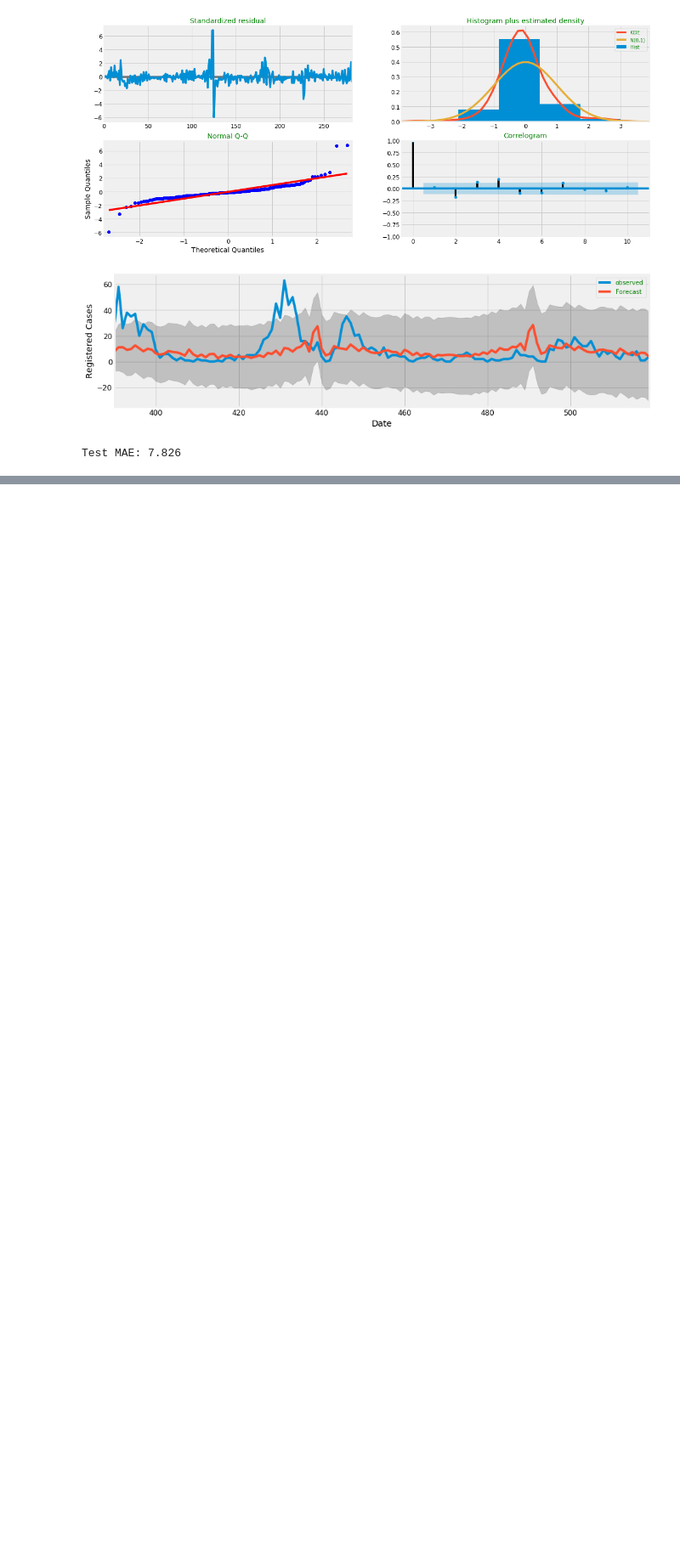
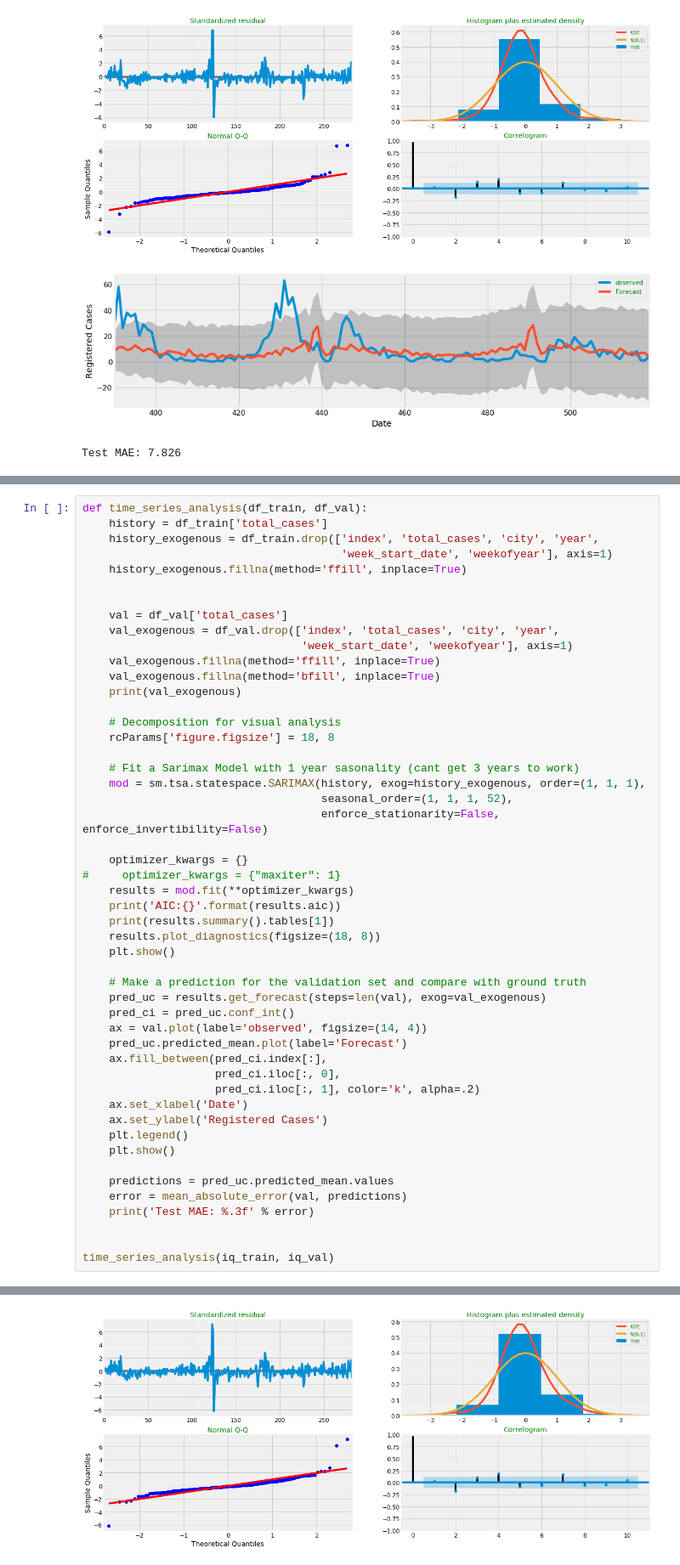
Before and after one commit to jsiloto/dengAI, a Jupyter notebook: analysis/sarima-analysis.ipynb, the cells around one changed output, grey strips where cells are left out. Shown at 85% size. Drawn from its saved outputs; the diff is of its cells as text; blank space fills up the shorter version.

Commit message:
Multivariate Sarmia = Worst Results?

```diff
--- a/analysis/sarima-analysis.ipynb
+++ b/analysis/sarima-analysis.ipynb
@@ -123,0 +179,51 @@ Test MAE: 7.826
+# %%
+def time_series_analysis(df_train, df_val):
+    history = df_train['total_cases']
+    history_exogenous = df_train.drop(['index', 'total_cases', 'city', 'year',
+                                       'week_start_date', 'weekofyear'], axis=1)
+    history_exogenous.fillna(method='ffill', inplace=True)
+
+
+    val = df_val['total_cases']
+    val_exogenous = df_val.drop(['index', 'total_cases', 'city', 'year',
+                                 'week_start_date', 'weekofyear'], axis=1)
+    val_exogenous.fillna(method='ffill', inplace=True)
+    val_exogenous.fillna(method='bfill', inplace=True)
+    print(val_exogenous)
+
+    # Decomposition for visual analysis
+    rcParams['figure.figsize'] = 18, 8
+
+    # Fit a Sarimax Model with 1 year sasonality (cant get 3 years to work)
+    mod = sm.tsa.statespace.SARIMAX(history, exog=history_exogenous, order=(1, 1, 1),
+                                    seasonal_order=(1, 1, 1, 52),
+                                    enforce_stationarity=False, enforce_invertibility=False)
+
+    optimizer_kwargs = {}
+#     optimizer_kwargs = {"maxiter": 1}
+    results = mod.fit(**optimizer_kwargs)
+    print('AIC:{}'.format(results.aic))
+    print(results.summary().tables[1])
+    results.plot_diagnostics(figsize=(18, 8))
+    plt.show()
+
+    # Make a prediction for the validation set and compare with ground truth
+    pred_uc = results.get_forecast(steps=len(val), exog=val_exogenous)
+    pred_ci = pred_uc.conf_int()
+    ax = val.plot(label='observed', figsize=(14, 4))
+    pred_uc.predicted_mean.plot(label='Forecast')
+    ax.fill_between(pred_ci.index[:],
+                    pred_ci.iloc[:, 0],
+                    pred_ci.iloc[:, 1], color='k', alpha=.2)
+    ax.set_xlabel('Date')
+    ax.set_ylabel('Registered Cases')
+    plt.legend()
+    plt.show()
+
+    predictions = pred_uc.predicted_mean.values
+    error = mean_absolute_error(val, predictions)
+    print('Test MAE: %.3f' % error)
+
+
+time_series_analysis(iq_train, iq_val)
+# %% [output]
@@ -123,0 +264 @@ Test MAE: 7.826
+[figure, added]
```
Also changed, not shown: parts of 8 cells of this notebook, 2 other files.
